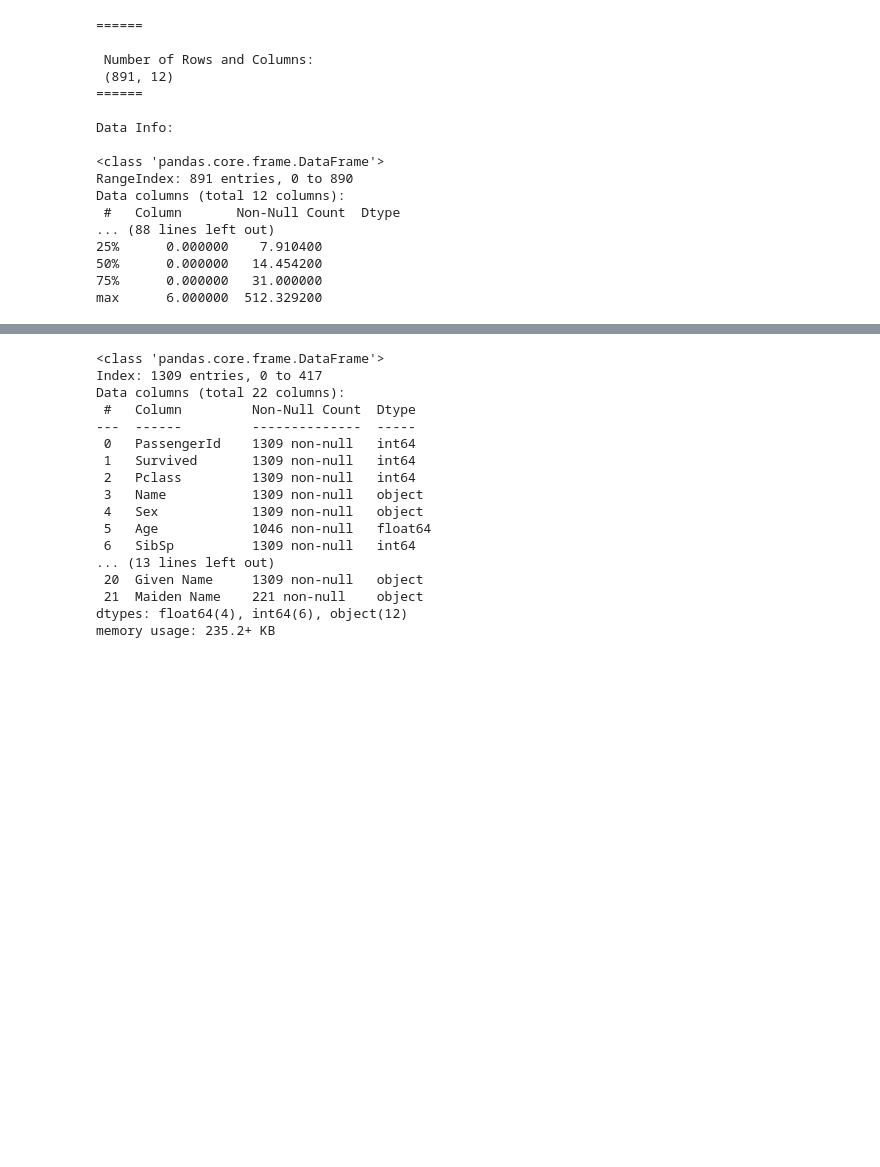
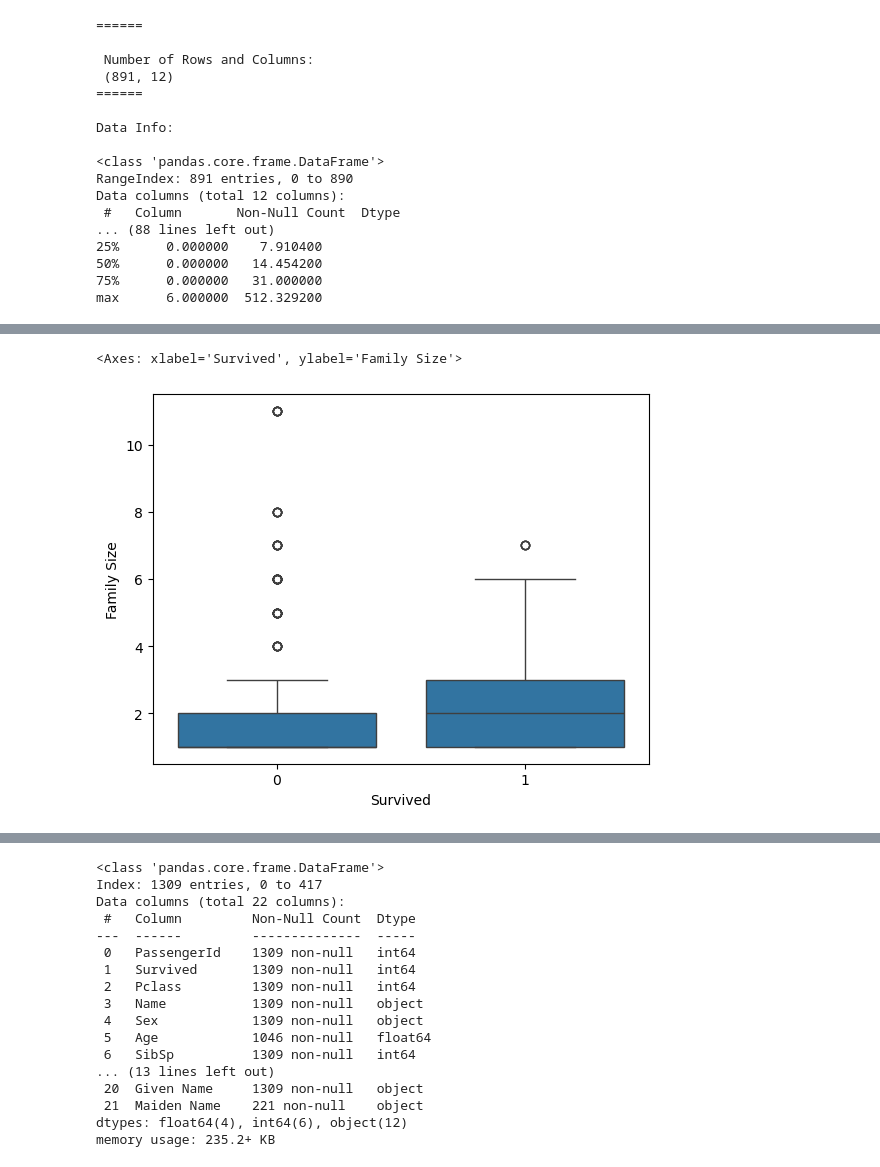
Before and after one commit to MilesQLi/Miles_Data_Science_Collection, a Jupyter notebook: TitanicSurvival/main.ipynb, the cells around one changed output, grey strips where cells are left out. Saved outputs shown, nothing was run; the diff lists cells and outputs as text; code cells hidden in the pictures; blank space fills up the shorter version.

```diff
--- a/TitanicSurvival/main.ipynb
+++ b/TitanicSurvival/main.ipynb
@@ -108,6 +121,11 @@ def get_deck(text):
         return "Unknown"
 
 all_df["Deck"] = all_df["Cabin"].apply(lambda x: get_deck(x))
+# %%
+sns.boxplot(x='Survived',y="Family Size",data=all_df[all_df['set']=='train'])
+# %% [output]
+<Axes: xlabel='Survived', ylabel='Family Size'>
+[figure, added]
 # %%
 #https://github.com/PacktPublishing/Developing-Kaggle-Notebooks/blob/main/Chapter-03/titanic-start-of-a-journey-around-data-world.ipynb
 
```
Also changed, not shown: parts of 14 cells of this notebook, 5 other files.
